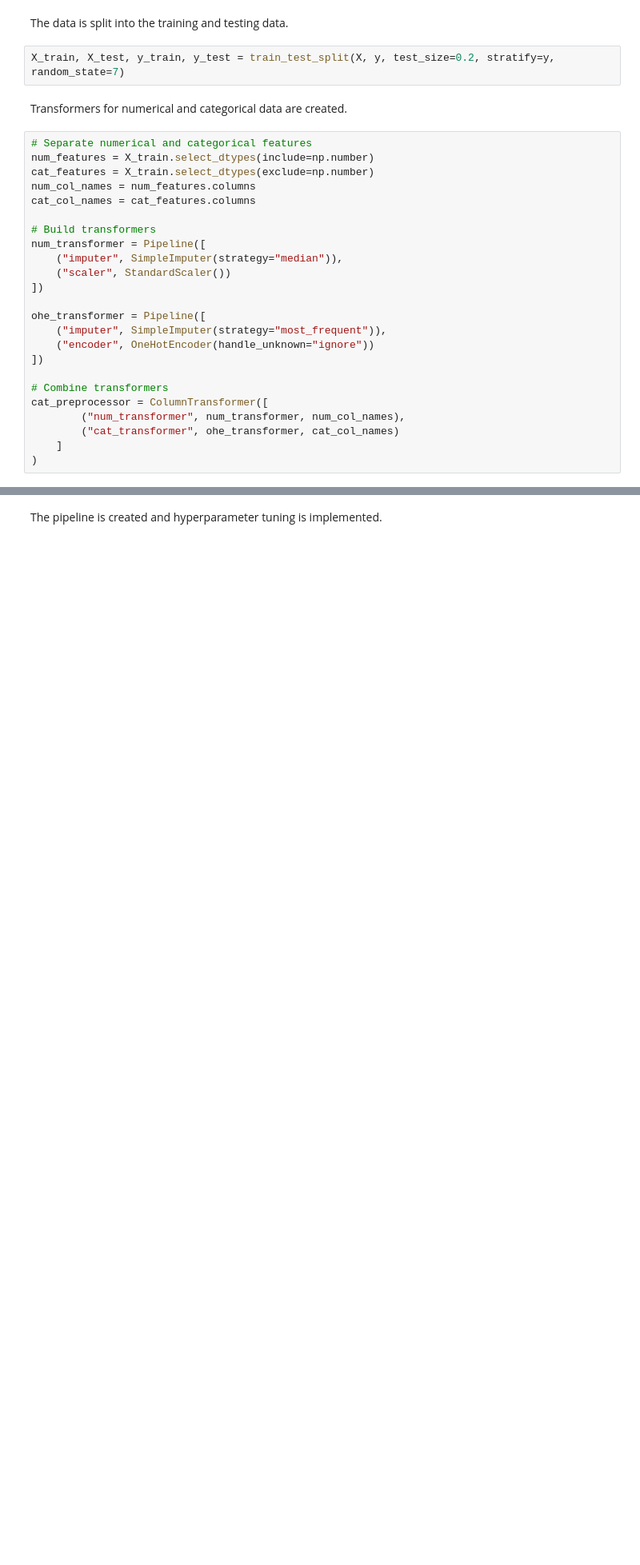
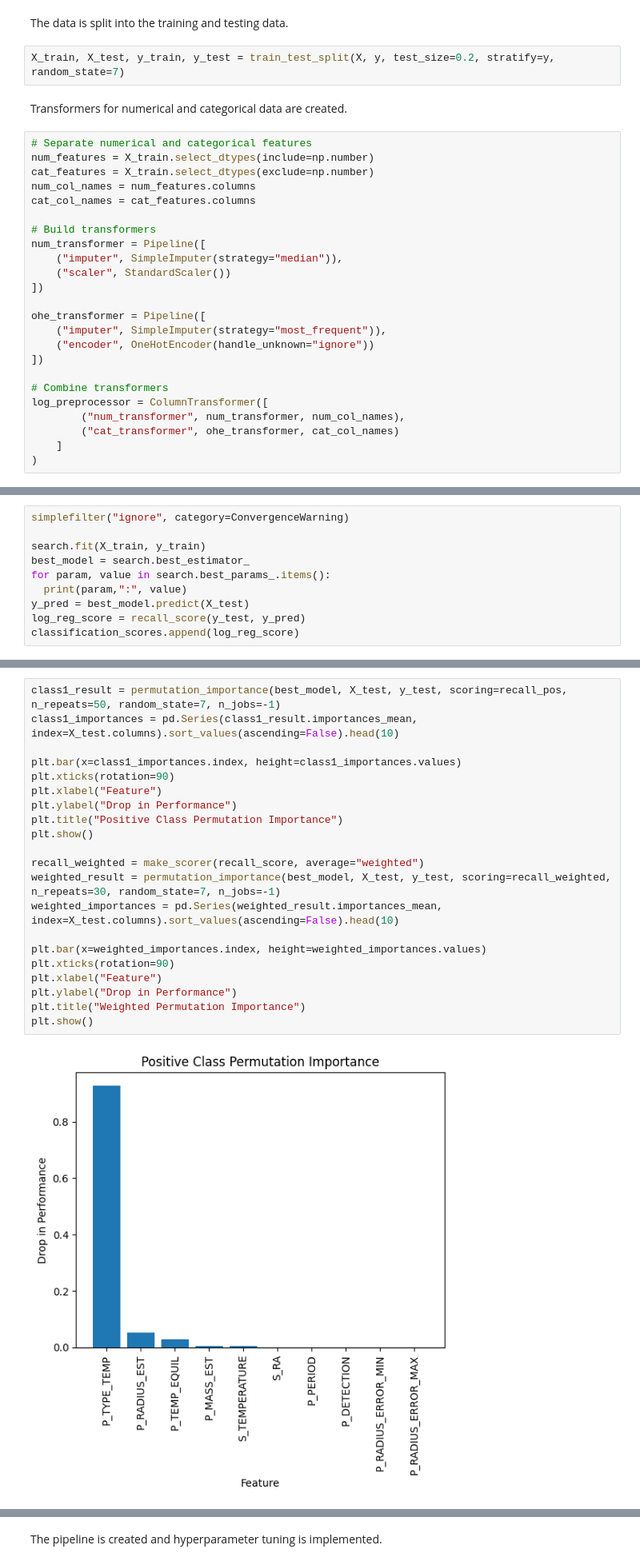
Before and after one commit to Dworlock11/Exoplanet-Prediction-and-Analysis, a Jupyter notebook: Exoplanet_Habitability_Analysis.ipynb, the cells around one changed output, grey strips where cells are left out. Shown: that part at 80% size. Saved outputs shown, nothing was run; the diff lists cells and outputs as text; blank space fills up the shorter version.

```diff
--- a/Exoplanet_Habitability_Analysis.ipynb
+++ b/Exoplanet_Habitability_Analysis.ipynb
@@ -154,7 +170,7 @@ ohe_transformer = Pipeline([
 ])
 
 # Combine transformers
-cat_preprocessor = ColumnTransformer([
+log_preprocessor = ColumnTransformer([
         ("num_transformer", num_transformer, num_col_names),
         ("cat_transformer", ohe_transformer, cat_col_names)
     ]
@@ -161,0 +234,10 @@ cat_preprocessor = ColumnTransformer([
+# %%
+simplefilter("ignore", category=ConvergenceWarning)
+
+search.fit(X_train, y_train)
+best_model = search.best_estimator_
+for param, value in search.best_params_.items():
+  print(param,":", value)
+y_pred = best_model.predict(X_test)
+log_reg_score = recall_score(y_test, y_pred)
+classification_scores.append(log_reg_score)
@@ -161,0 +265,23 @@ cat_preprocessor = ColumnTransformer([
+# %%
+class1_result = permutation_importance(best_model, X_test, y_test, scoring=recall_pos, n_repeats=50, random_state=7, n_jobs=-1)
+class1_importances = pd.Series(class1_result.importances_mean, index=X_test.columns).sort_values(ascending=False).head(10)
+
+plt.bar(x=class1_importances.index, height=class1_importances.values)
+plt.xticks(rotation=90)
+plt.xlabel("Feature")
+plt.ylabel("Drop in Performance")
+plt.title("Positive Class Permutation Importance")
+plt.show()
+
+recall_weighted = make_scorer(recall_score, average="weighted")
+weighted_result = permutation_importance(best_model, X_test, y_test, scoring=recall_weighted, n_repeats=30, random_state=7, n_jobs=-1)
+weighted_importances = pd.Series(weighted_result.importances_mean, index=X_test.columns).sort_values(ascending=False).head(10)
+
+plt.bar(x=weighted_importances.index, height=weighted_importances.values)
+plt.xticks(rotation=90)
+plt.xlabel("Feature")
+plt.ylabel("Drop in Performance")
+plt.title("Weighted Permutation Importance")
+plt.show()
+# %% [output]
+[figure, added]
```
Also changed, not shown: parts of 33 cells of this notebook.
